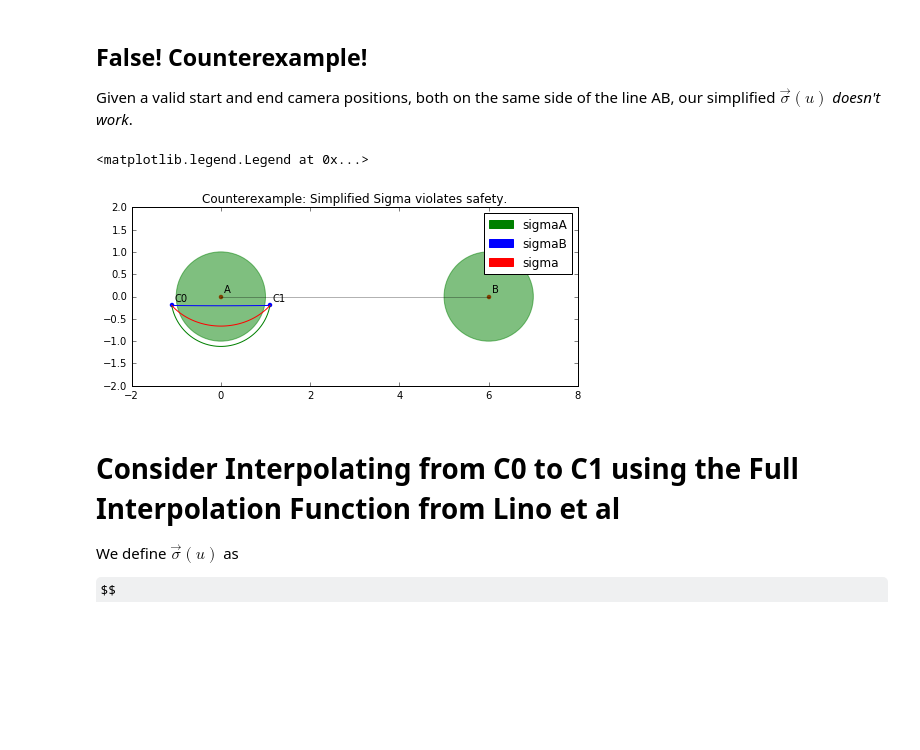
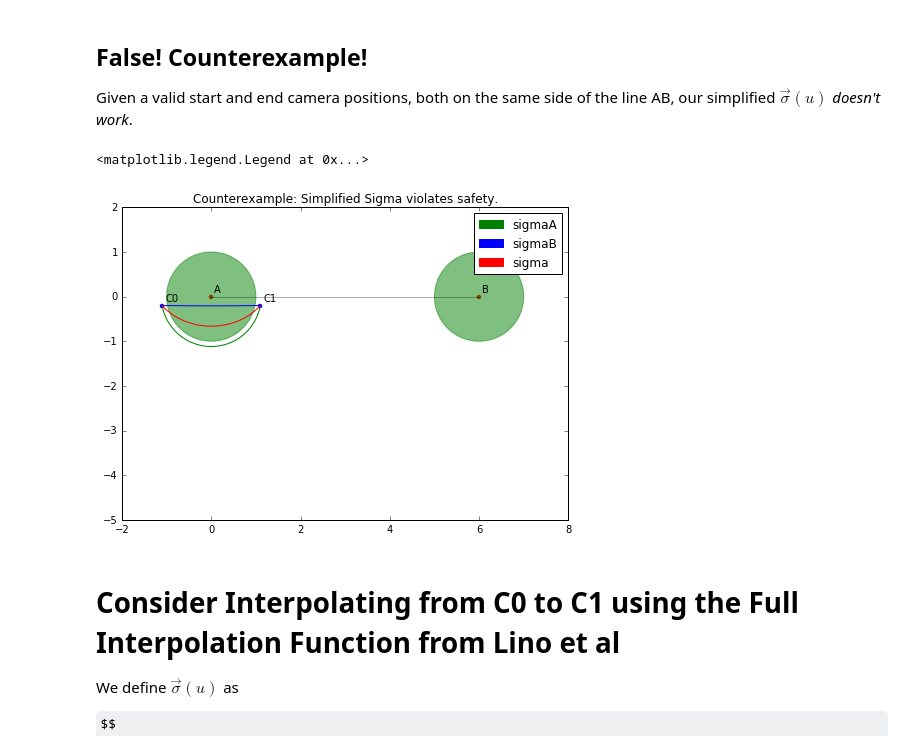
Before and after one commit to njoubert/spooky, a Jupyter notebook: experiments/ipython/NJ - 06 - Toric Interpolation Proof of Min Dist Constraint Maintenance.ipynb, the cells around one changed output. Saved outputs shown, nothing was run; the diff lists cells and outputs as text; code cells hidden in the pictures; some formulas as TeX source; blank space fills up the shorter version.

```diff
--- a/experiments/ipython/NJ - 06 - Toric Interpolation Proof of Min Dist Constraint Maintenance.ipynb
+++ b/experiments/ipython/NJ - 06 - Toric Interpolation Proof of Min Dist Constraint Maintenance.ipynb
@@ -318,19 +293,19 @@ f4.set_aspect('equal')
 Given a valid start and end camera positions, both on the same side of the line AB, our simplified $\vec{\sigma}(u)$ *doesn't work*.
 # %%
 
-drawSetup(fudgeY_neg=2)
+drawSetup(fudgeY_neg=5)
 plt.plot(sigmaA[:,0],sigmaA[:,1], c="green")
 plt.plot(sigmaB[:,0],sigmaB[:,1], c="blue")
 plt.plot(sigma[:,0], sigma[:,1],  c="red")
 plt.title("Counterexample: Simplified Sigma violates safety.")
 
 sA_legend = mpatches.Patch(color="green", label="sigmaA")
 sB_legend = mpatches.Patch(color="blue", label="sigmaB")
 S_legend  = mpatches.Patch(color="red", label="sigma")
 plt.legend(handles=[sA_legend,sB_legend,S_legend])
 # %% [output]
 <matplotlib.legend.Legend at 0x...>
-[figure, old version]
+[figure, new version]
 # %% [markdown]
 # Consider Interpolating from C0 to C1 using the Full Interpolation Function from Lino et al
 
```
Also changed, not shown: parts of 9 cells of this notebook, 2 other files.
